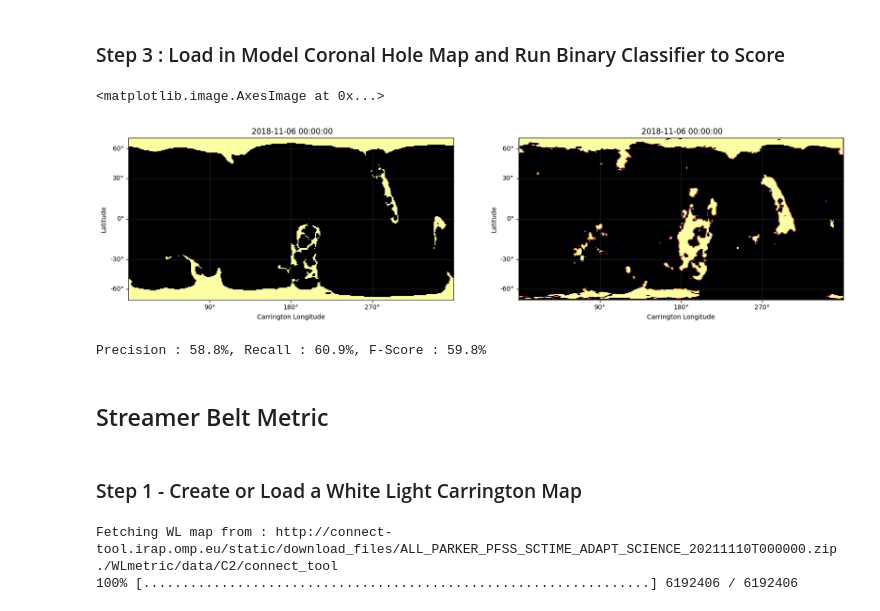
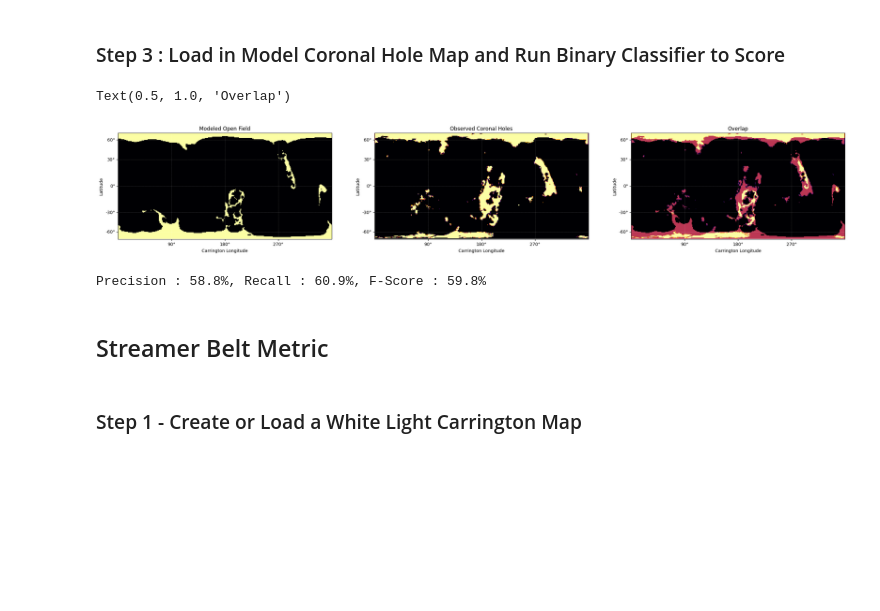
Before and after one commit to STBadman/cmfpy, a Jupyter notebook: topLevel.ipynb, the cells around one changed output. Cells and saved outputs as stored; diff of their text form; code cells hidden in the pictures; blank space fills up the shorter version.

Commit message:
Complete WLmetric loading and feature extraction coding

```diff
--- a/topLevel.ipynb
+++ b/topLevel.ipynb
@@ -65,65 +63,52 @@ ch_obs_map.draw_contours(levels=[1],colors=["white"],axes=ax)
 # %%
 ### We have some sample coronal hole and neutral line maps in the folder:
 # ./example_model_data/
 # Let's choose one
 chmap_model_example_path = "./example_model_data/OpenFieldlineMap_Badman_AHMI_2018-11-06_2.5Rs.csv"
 
 # Here's a function that can load these CSV files and port them into a sunpy.map
 # as we've been working with above. We need to specify the model time, which we
 # can read from the filename.
 datetime_model = datetime.datetime(2018,11,6)
 chmap_model_example_map = CHmetric.csv2map(chmap_model_example_path,
                                            datetime_model
                                           )
 
 ### The model result y-axis is binned in the Cylindrical equal area projection
 # while the observation is binned in latitude. We can convert one to the other
 # by using the sunpy reprojection api (this also will interpolate the map to
 # the same resolution as the model result, which we also need for doing the
 # pixel by pixel classification )
 ch_obs_cea = ch_obs_map.reproject_to(chmap_model_example_map.wcs)
-
+ch_combined = sunpy.map.Map(
+    ch_obs_cea.data+chmap_model_example_map.data,
+    chmap_model_example_map.meta
+)
 ## Now we can plot this side by side with "observed" coronal holes and see
 ## how they compare
-fig = plt.figure(figsize=(20,5))
-axmodel = fig.add_subplot(121,projection=chmap_model_example_map.wcs)
-axobs = fig.add_subplot(122,projection=ch_obs_cea.wcs)
+fig = plt.figure(figsize=(30,5))
+axmodel = fig.add_subplot(131,projection=chmap_model_example_map.wcs)
+axobs = fig.add_subplot(132,projection=ch_obs_cea.wcs)
+axcomb = fig.add_subplot(133,projection=chmap_model_example_map.wcs)
 chmap_model_example_map.plot(cmap="inferno",axes=axmodel)
 ch_obs_cea.plot(cmap="inferno",axes=axobs)
+ch_combined.plot(cmap="inferno",axes=axcomb)
+axmodel.set_title("Modeled Open Field")
+axobs.set_title("Observed Coronal Holes")
+axcomb.set_title("Overlap")
 # %% [output]
-<matplotlib.image.AxesImage at 0x...>
+Text(0.5, 1.0, 'Overlap')
-[figure, old version]
+[figure, new version]
-# %%
-p,r,f = CHmetric.do_ch_score(datetime_model,
-                             chmap_model_example_path,
-                             ch_obs_path,
-                             auto_interp=True)
-print(f"Precision : {100*p:.1f}%, Recall : {100*r:.1f}%, F-Score : {100*f:.1f}%")
-# %% [output]
-Precision : 58.8%, Recall : 60.9%, F-Score : 59.8%
-# %% [markdown]
-## Streamer Belt Metric
-# %% [markdown]
-### Step 1 - Create or Load a White Light Carrington Map
-# %%
-### Capability to create pending
-
-### Load Precomputed Ones
-
-## Download from IRAP Connect Tool connect-tool.irap.omp.eu
-WL_date = datetime.datetime(2021,11,10)
-WL_path = "./WLmetric/data/"
-WL_source = "connect_tool"
-[WL_fullpath,WL_date] = io_WL.get_WL_map(WL_date,WL_path,WL_source)
-
-[WL_I, ## WL Intensity Map (reconstructed from RGB)
- WL_pphi, ##Pixel center meshgrid coords (lon)
- WL_tth, ## Pixel center meshgrid coords (lat)
- WL_I_edges, ## Evaluate WL intensity at cell edges
- WL_pphi_edges, ## Pixel edge meshgrid coords (lon)
- WL_tth_edges ## Pixel edge meshgrid coords (lat)
-] = io_WL.read_WL_map_connecttool(WL_fullpath)
-# %% [output]
-Fetching WL map from : http://connect-tool.irap.omp.eu/static/download_files/ALL_PARKER_PFSS_SCTIME_ADAPT_SCIENCE_20211110T000000.zip
-./WLmetric/data/C2/connect_tool
-100% [.................................................................] 6192406 / 6192406
+# %%
+### Lastly, we use the binary classification method defined in Badman+2022 to score the agreement between the models
+p,r,f = CHmetric.do_ch_score(datetime_model,
+                             chmap_model_example_path,
+                             ch_obs_path,
+                             auto_interp=True)
+print(f"Precision : {100*p:.1f}%, Recall : {100*r:.1f}%, F-Score : {100*f:.1f}%")
+# %% [output]
+Precision : 58.8%, Recall : 60.9%, F-Score : 59.8%
+# %% [markdown]
+## Streamer Belt Metric
+# %% [markdown]
+### Step 1 - Create or Load a White Light Carrington Map
```
Also changed, not shown: parts of 13 cells of this notebook, 5 other files.
